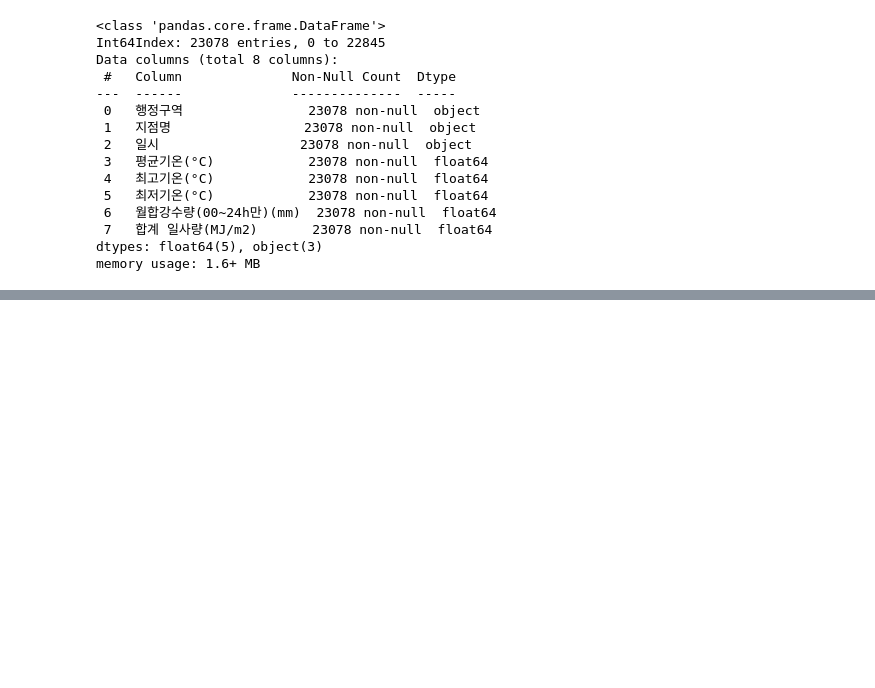
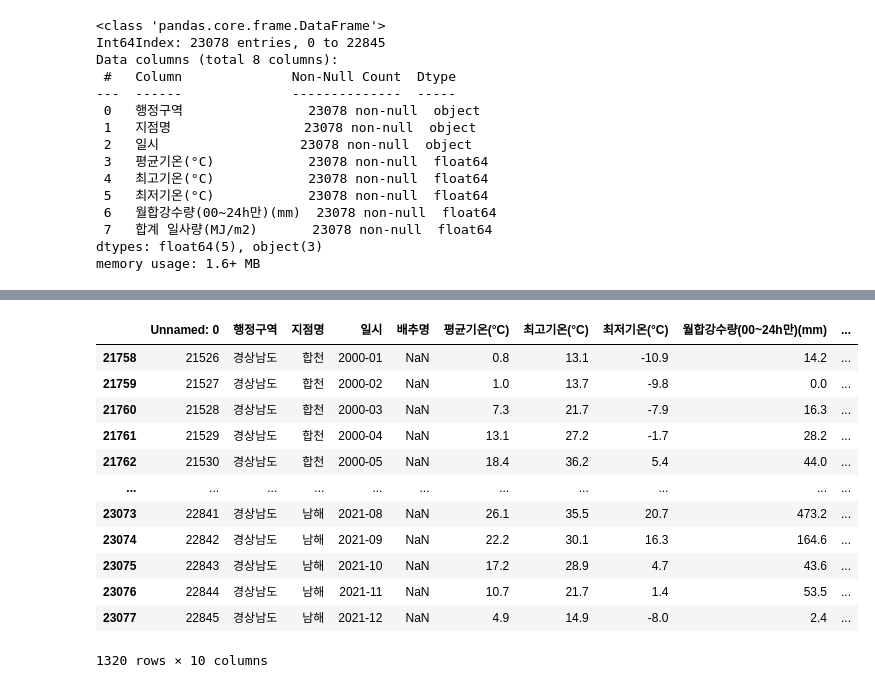
Before and after one commit to Kim-Hyunah/Final_Predict_Agricultural, a Jupyter notebook: preprocessing_weather_furoot.ipynb, the cells around one changed output, grey strips where cells are left out. Cells and saved outputs as stored; diff of their text form; code cells hidden in the pictures; blank space fills up the shorter version.

```diff
--- a/preprocessing_weather_furoot.ipynb
+++ b/preprocessing_weather_furoot.ipynb
@@ -336,0 +397,16 @@ new_df.groupby(["행정구역", "일시"]).median()
+# %%
+df2.tail()
+# %% [output]
+|  | Unnamed: 0 | 행정구역 | 지점명 | 일시 | 배추명 | 평균기온(°C) | 최고기온(°C) | 최저기온(°C) | 월합강수량(00~24h만)(mm) | ... |
+| 21758 | 21526 | 경상남도 | 합천 | 2000-01 | NaN | 0.8 | 13.1 | -10.9 | 14.2 | ... |
+| 21759 | 21527 | 경상남도 | 합천 | 2000-02 | NaN | 1.0 | 13.7 | -9.8 | 0.0 | ... |
+| 21760 | 21528 | 경상남도 | 합천 | 2000-03 | NaN | 7.3 | 21.7 | -7.9 | 16.3 | ... |
+| 21761 | 21529 | 경상남도 | 합천 | 2000-04 | NaN | 13.1 | 27.2 | -1.7 | 28.2 | ... |
+| 21762 | 21530 | 경상남도 | 합천 | 2000-05 | NaN | 18.4 | 36.2 | 5.4 | 44.0 | ... |
+| ... | ... | ... | ... | ... | ... | ... | ... | ... | ... | ... |
+| 23073 | 22841 | 경상남도 | 남해 | 2021-08 | NaN | 26.1 | 35.5 | 20.7 | 473.2 | ... |
+| 23074 | 22842 | 경상남도 | 남해 | 2021-09 | NaN | 22.2 | 30.1 | 16.3 | 164.6 | ... |
+| 23075 | 22843 | 경상남도 | 남해 | 2021-10 | NaN | 17.2 | 28.9 | 4.7 | 43.6 | ... |
+| 23076 | 22844 | 경상남도 | 남해 | 2021-11 | NaN | 10.7 | 21.7 | 1.4 | 53.5 | ... |
+| 23077 | 22845 | 경상남도 | 남해 | 2021-12 | NaN | 4.9 | 14.9 | -8.0 | 2.4 | ... |
+1320 rows × 10 columns
```
Also changed, not shown: parts of 14 cells of this notebook.
